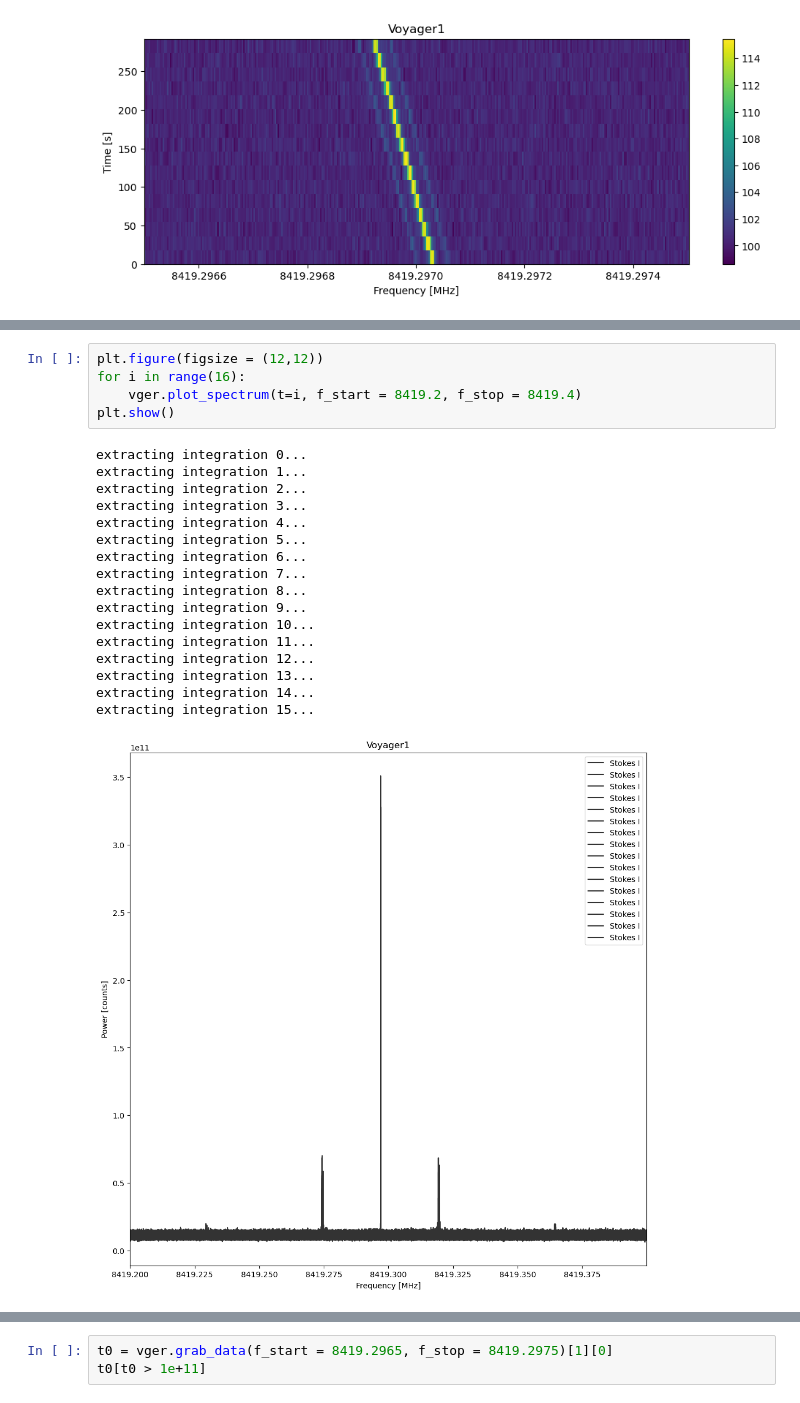
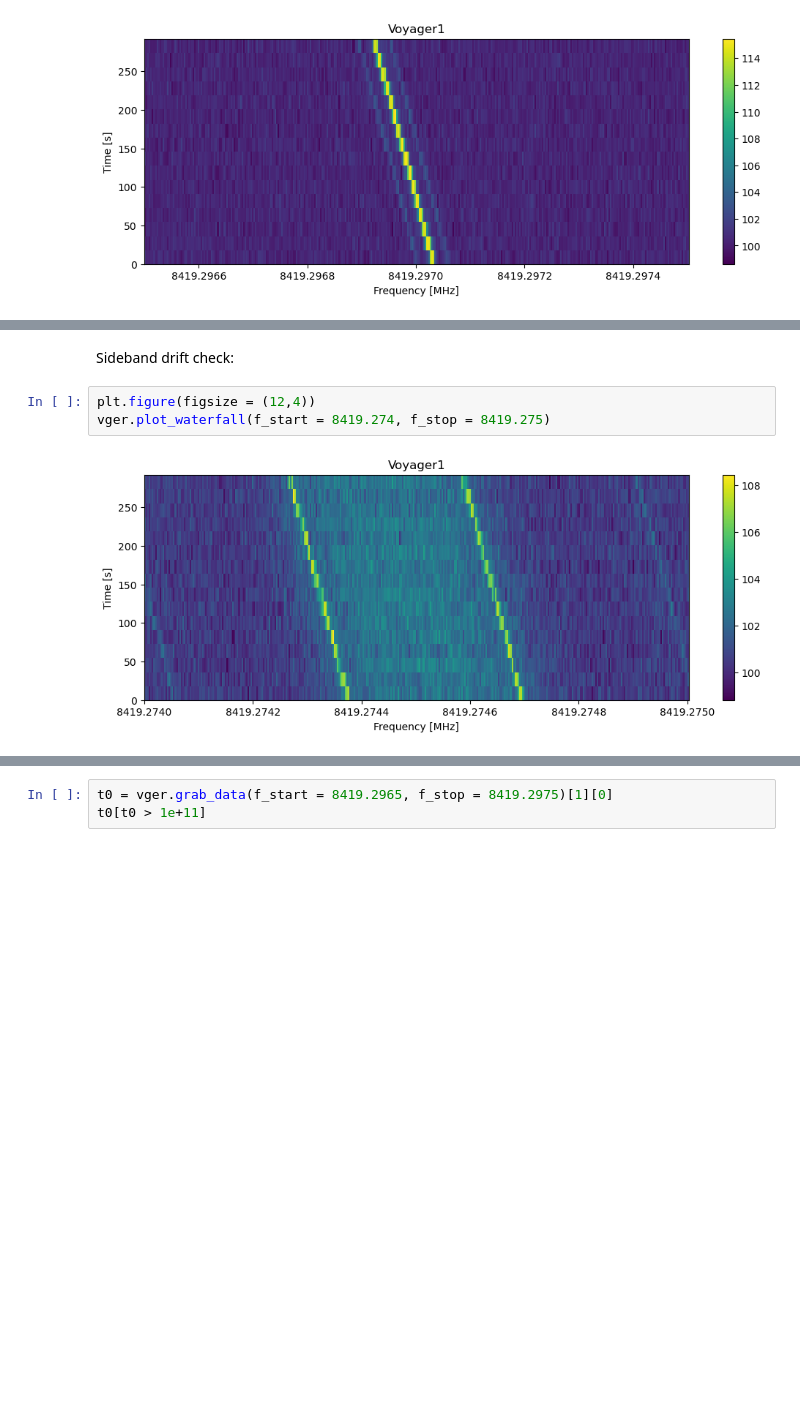
Before and after one commit to Miller-Ryan-1/astro, a Jupyter notebook: breakthrough_voyager1.ipynb, the cells around one changed output, grey strips where cells are left out. Drawn from its saved outputs; the diff is of its cells as text; blank space fills up the shorter version.

Commit message:
added some drift analysis

```diff
--- a/breakthrough_voyager1.ipynb
+++ b/breakthrough_voyager1.ipynb
@@ -98,23 +159,7 @@ extracting integration 14...
+# %% [markdown]
+Sideband drift check:
 # %%
-plt.figure(figsize = (12,12))
-for i in range(16):
-    vger.plot_spectrum(t=i, f_start = 8419.2, f_stop = 8419.4)
-plt.show()
+plt.figure(figsize = (12,4))
+vger.plot_waterfall(f_start = 8419.274, f_stop = 8419.275)
 # %% [output]
-extracting integration 0...
-extracting integration 1...
-extracting integration 2...
-extracting integration 3...
-extracting integration 4...
-extracting integration 5...
-extracting integration 6...
-extracting integration 7...
-extracting integration 8...
-extracting integration 9...
-extracting integration 10...
-extracting integration 11...
-extracting integration 12...
-extracting integration 13...
-extracting integration 14...
-extracting integration 15...
-[figure, old version]
+[figure, new version]
```
Also changed, not shown: parts of 23 cells of this notebook.
